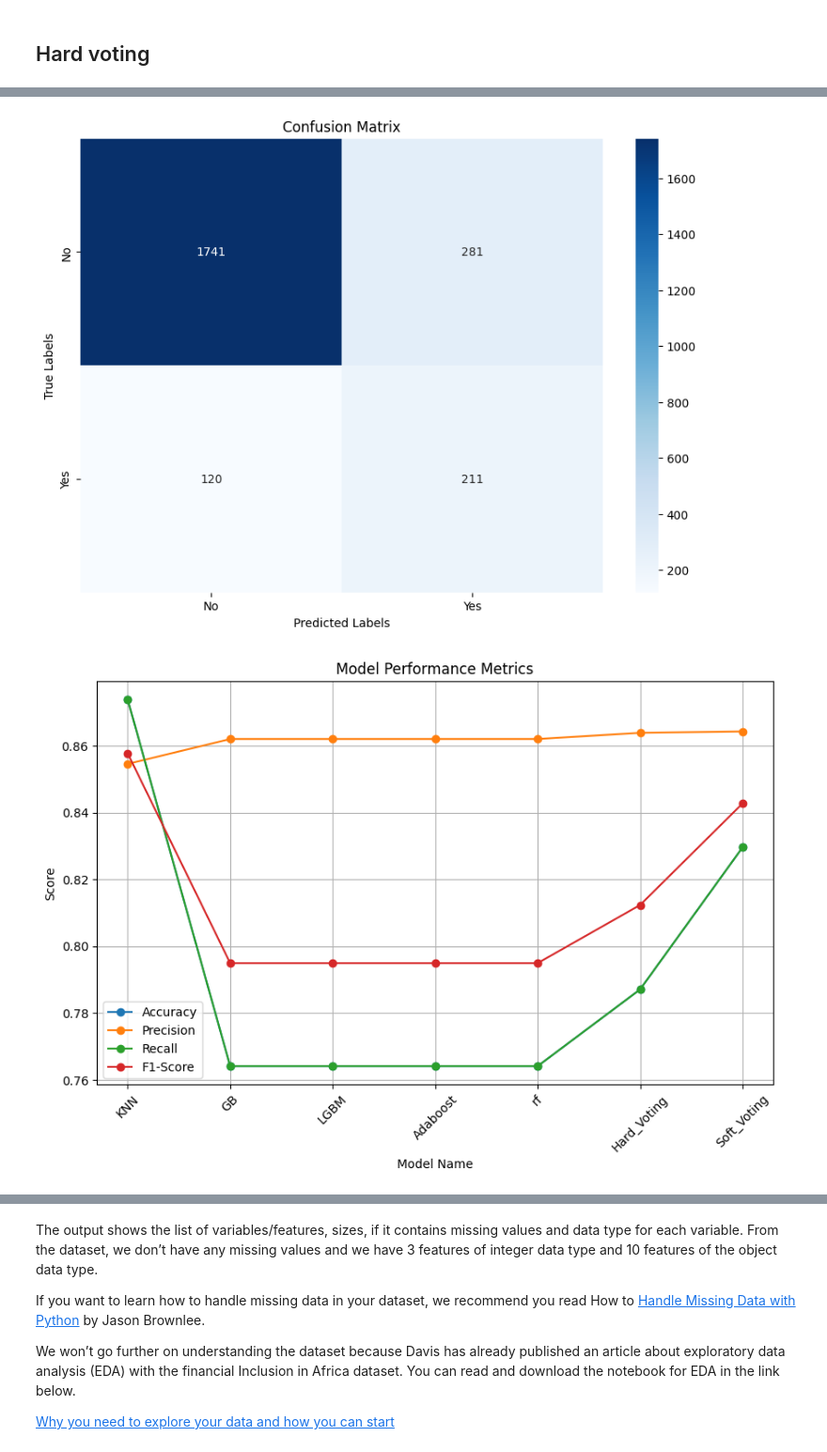
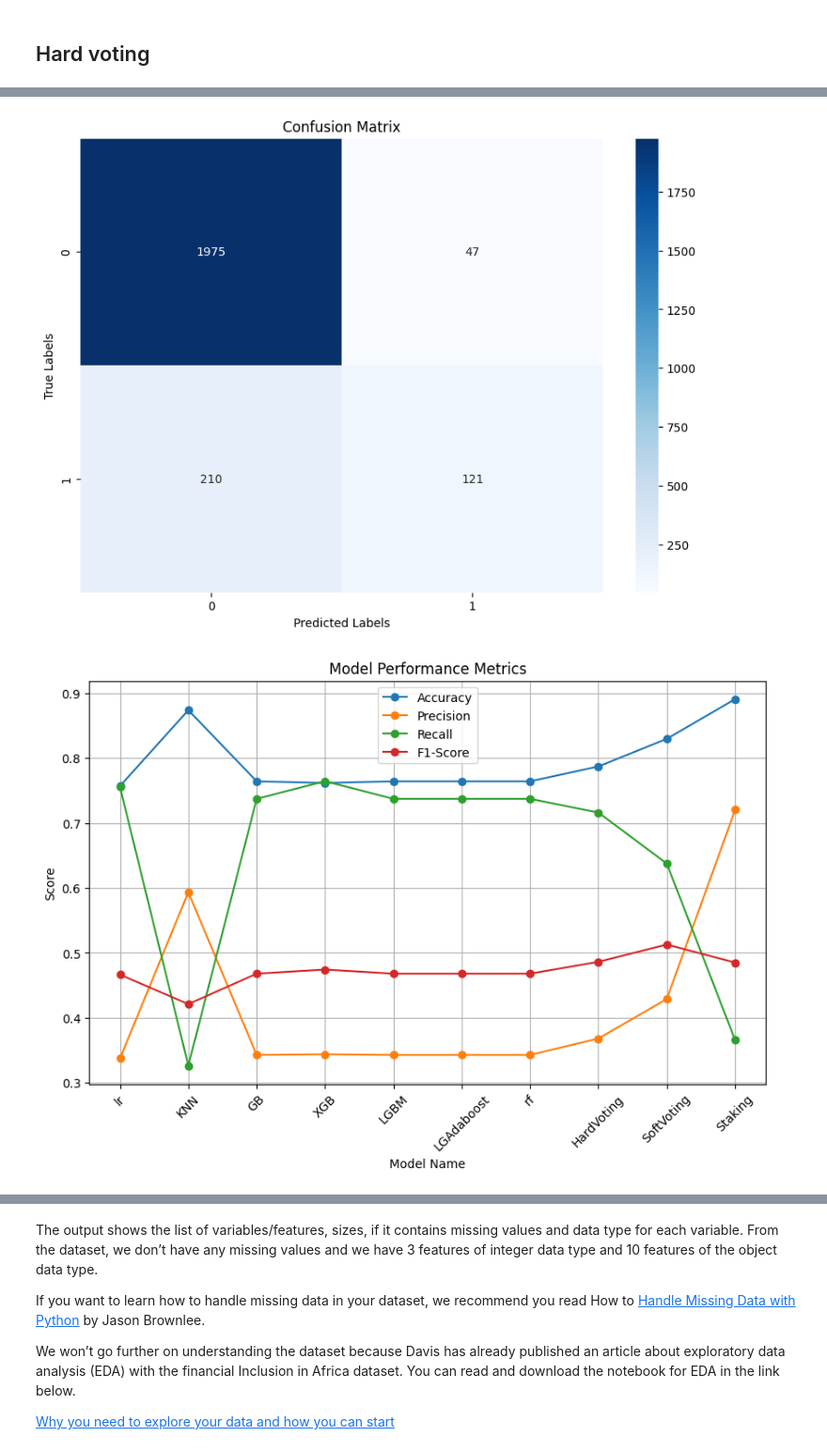
Before and after one commit to arahjou/finance_Richardo_Ali, a Jupyter notebook: StarterNotebook.ipynb, the cells around one changed output, grey strips where cells are left out. Shown at 94% size. Cells and saved outputs as stored; diff of their text form; code cells hidden in the pictures.

```diff
--- a/StarterNotebook.ipynb
+++ b/StarterNotebook.ipynb
@@ -194,0 +193,7 @@ y = train['bank_account']
+# %%
+from sklearn.preprocessing import LabelEncoder
+y_transformer = LabelEncoder()
+y = train['bank_account']
+
+y_transformer = LabelEncoder()
+y = y_transformer.fit_transform(y)
@@ -718,19 +969,38 @@ F1-Score: 0.8123
 # %%
-from sklearn.ensemble import VotingClassifier
+from sklearn.ensemble import StackingClassifier  # Use StackingRegressor for regression tasks
+from sklearn.linear_model import LogisticRegressionCV
+# Ensure the imports for your base estimators are included
+# For example: from sklearn.neighbors import KNeighborsClassifier as KNN
+# and so on for GB_model (Gradient Boosting), LGBM_model (LightGBM), Adaboost_model, and rf_model (Random Forest)
 
-SoftVoting = VotingClassifier(
-    estimators=[('KNN', KNN_model), ('GB', GB_model), ('LGBM', LGBM_model),
-                ('Ada', Adaboost_model), ('rf', rf_model)],
-    voting='soft')
+# Your base estimators should be initialized before this code block
+estimators = [
+    ('KNN', KNN_model),
+    ('GB', GB_model),
+    ('LGBM', LGBM_model),
+    ('Ada', Adaboost_model),
+    ('rf', rf_model)
+]
 
-SoftVoting.fit(X_train, y_train)
-y_pred = SoftVoting.predict(X_test)
+final_estimator = LogisticRegressionCV(max_iter=1000, cv=5)  # cv parameter is optional but recommended for cross-validation
+
+stacking_classifier = StackingClassifier(
+    estimators=estimators,
+    final_estimator=final_estimator,
+    cv=5,  # Optional: Number of cross-validation folds. Use it if you want to perform CV on the base layer.
+    stack_method='auto',  # Optional: Method for the base estimators’ predictions. By default 'auto' chooses 'predict_proba' if available.
+    n_jobs=-1  # Optional: Number of CPU cores used when parallelizing over classes. -1 means using all processors.
+)
+
+stacking_classifier.fit(X_train, y_train)
+y_pred = stacking_classifier.predict(X_test)
+
 
 # Calculate and print metrics
 accuracy = accuracy_score(y_test, y_pred)
-precision = precision_score(y_test, y_pred, average='weighted')
-recall = recall_score(y_test, y_pred, average='weighted')
-f1 = f1_score(y_test, y_pred, average='weighted')
+precision = precision_score(y_test, y_pred) # average='weighted'
+recall = recall_score(y_test, y_pred)
+f1 = f1_score(y_test, y_pred)
 
 print(f"Accuracy: {accuracy:.4f}")
 print(f"Precision: {precision:.4f}")
@@ -749,7 +1019,11 @@ plt.title('Confusion Matrix')
 plt.show()
 
 
+# Predict probabilities for the positive class (1)
+scores = stacking_classifier.predict_proba(X_test)[:, 1]
+
 # Example of how to call these functions
-append_metrics('Soft_Voting', accuracy, precision, recall, f1)
+append_metrics('Staking', accuracy, precision, recall, f1, y_test, scores)
 plot_metrics()
+plot_all_roc_curves()
 # %% [output]
@@ -767,2 +1034,2 @@ F1-Score: 0.8427
-[figure, old version]
+[figure, new version]
-[figure, old version]
+[figure, new version]
```
Also changed, not shown: parts of 24 cells of this notebook, 1 other file.
